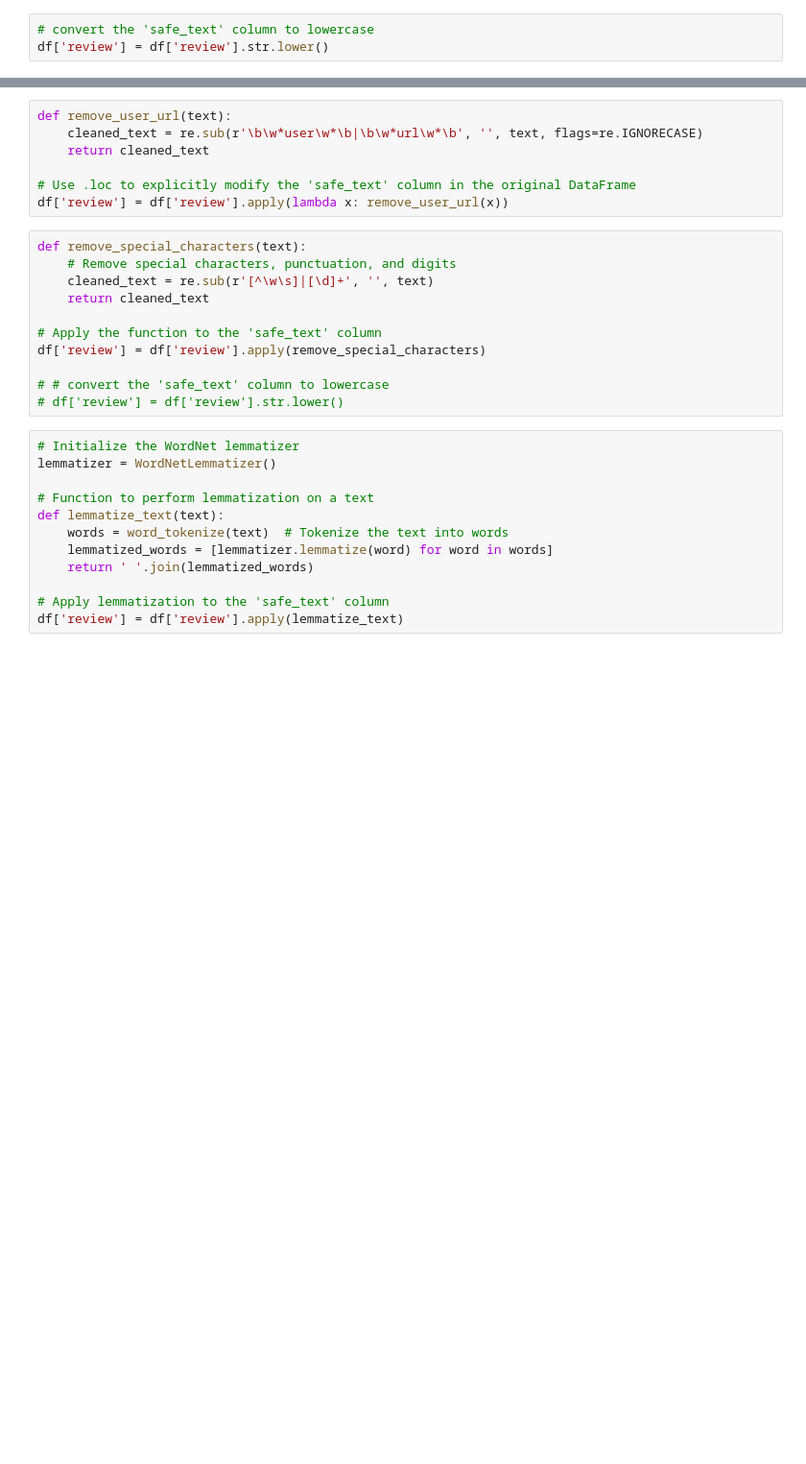
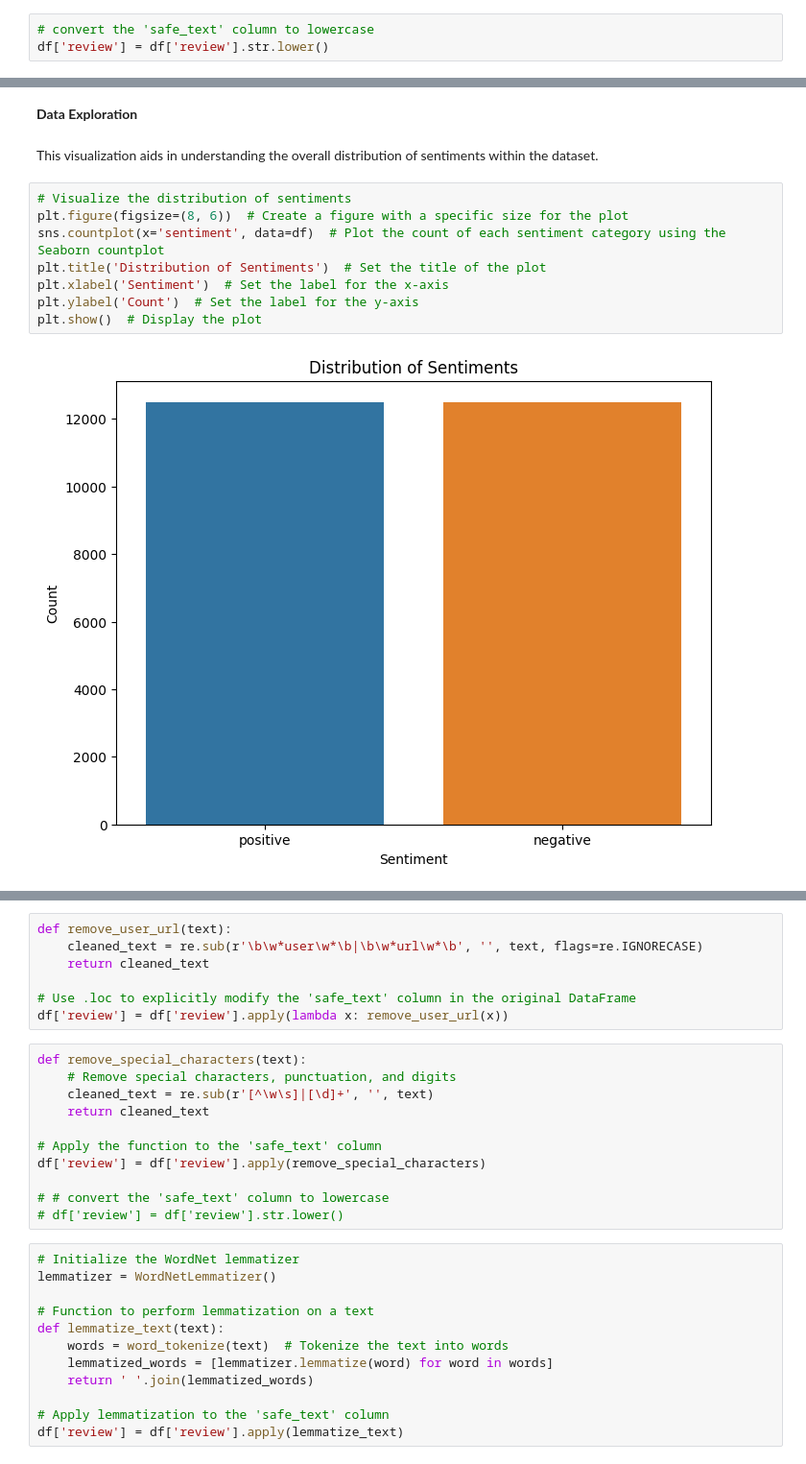
Before and after one commit to Israel-Anaba/Movie_Review_Analysis, a Jupyter notebook: dev_folder/Movie_Pretrained.ipynb, the cells around one changed output, grey strips where cells are left out. Shown at 96% size. Drawn from its saved outputs; the diff is of its cells as text; blank space fills up the shorter version.

```diff
--- a/dev_folder/Movie_Pretrained.ipynb
+++ b/dev_folder/Movie_Pretrained.ipynb
@@ -160,0 +210,14 @@ df
+# %% [markdown]
+**Data Exploration**
+# %% [markdown]
+This visualization aids in understanding the overall distribution of sentiments within the dataset.
+# %%
+# Visualize the distribution of sentiments
+plt.figure(figsize=(8, 6))  # Create a figure with a specific size for the plot
+sns.countplot(x='sentiment', data=df)  # Plot the count of each sentiment category using the Seaborn countplot
+plt.title('Distribution of Sentiments')  # Set the title of the plot
+plt.xlabel('Sentiment')  # Set the label for the x-axis
+plt.ylabel('Count')  # Set the label for the y-axis
+plt.show()  # Display the plot
+# %% [output]
+[figure, added]
```
Also changed, not shown: parts of 42 cells of this notebook.
